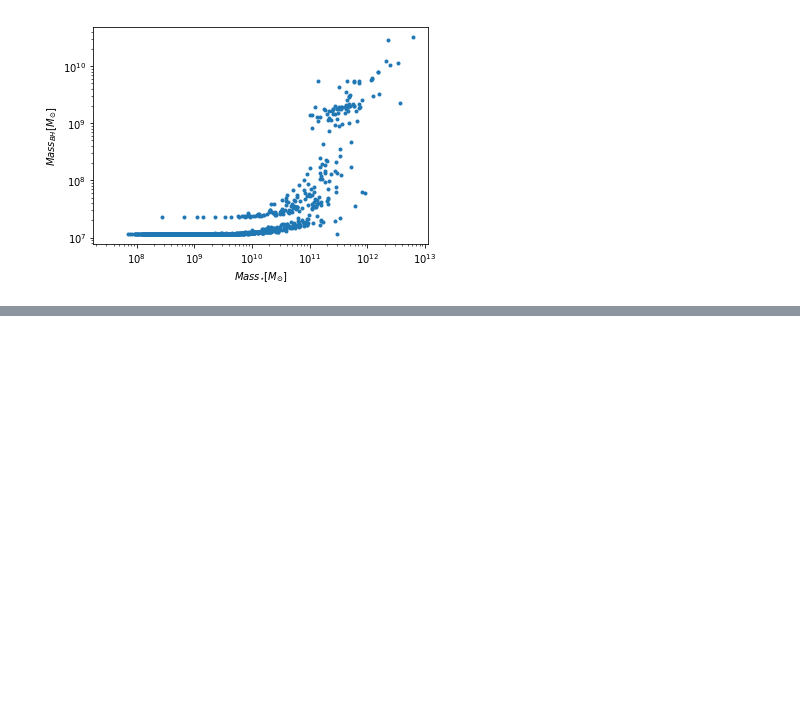
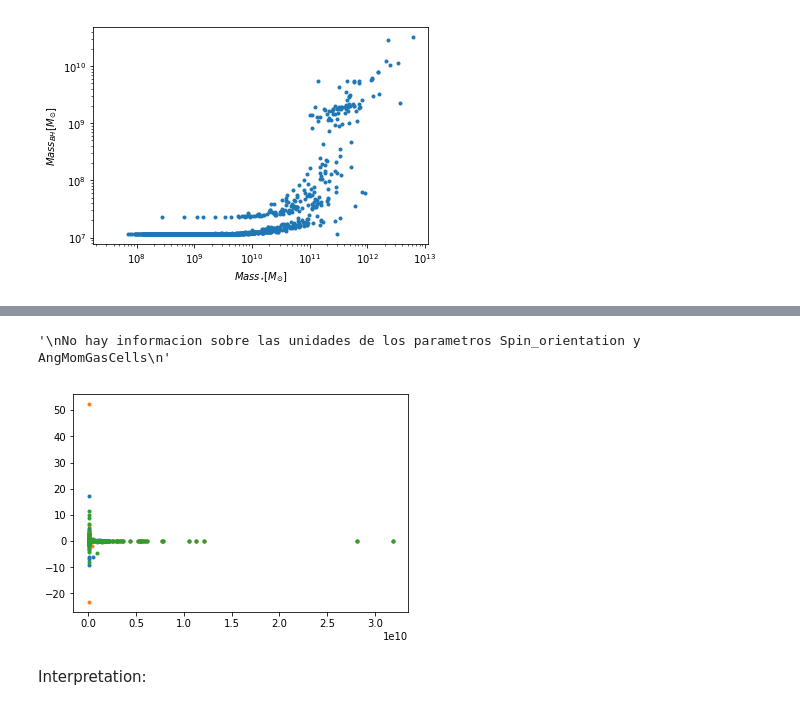
Before and after one commit to Daniel-Montenegro/Thesis, a Jupyter notebook: task3/Task3.ipynb, the cells around one changed output, grey strips where cells are left out. Drawn from its saved outputs; the diff is of its cells as text; code cells hidden in the pictures; blank space fills up the shorter version.

```diff
--- a/task3/Task3.ipynb
+++ b/task3/Task3.ipynb
@@ -244,0 +257,21 @@ plt.ylabel('$Mass_{BH}[M_{\odot}]$')
+# %%
+#print(sn_bh.BH_SpinOrientation)
+#print(np.mi(sn_bh.BH_SpinOrientation))
+BH_Spin_orientation= sn_bh.BH_SpinOrientation
+#print(np.max(sn_bh.BH_AngMomGasCells))
+#print(sn_bh.BH_AngMomGasCells)
+BH_angMomGasCells = sn_bh.BH_AngMomGasCells
+
+BH_mass = sn_bh.BH_Mass*10e10/0.7 #Mass Solar
+
+plt.plot(BH_mass, BH_Spin_orientation/BH_angMomGasCells, '.')
+
+
+"""
+No hay informacion sobre las unidades de los parametros Spin_orientation y AngMomGasCells
+"""
+# %% [output]
+'\nNo hay informacion sobre las unidades de los parametros Spin_orientation y AngMomGasCells\n'
+[figure, added]
+# %% [markdown]
+Interpretation:
```
Also changed, not shown: parts of 11 cells of this notebook.
